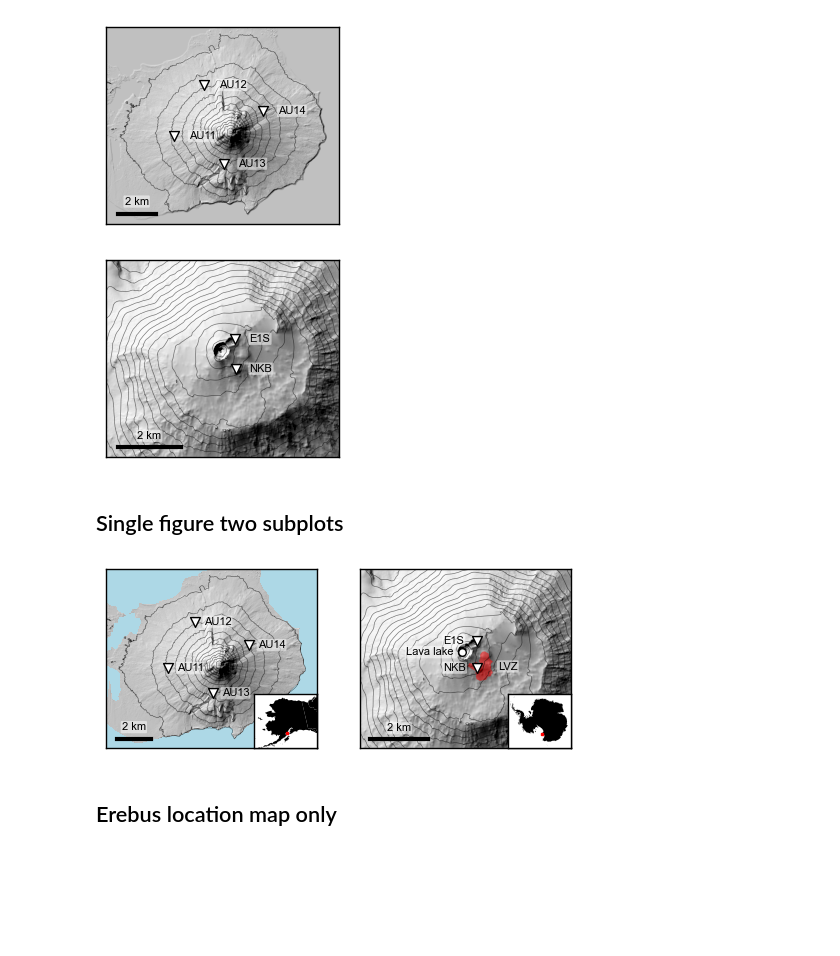
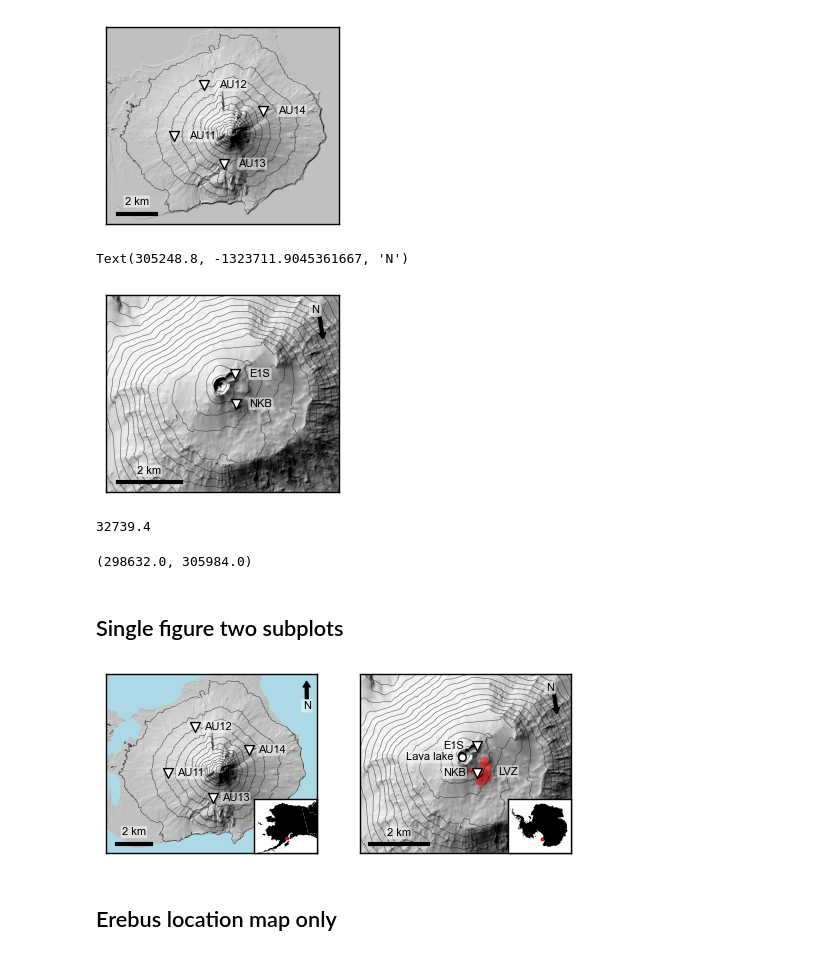
Before and after one commit to mchristoffersen/tiltErebusAugustine, a Jupyter notebook: 01_station_maps.ipynb, the cells around one changed output. Cells and saved outputs as stored; diff of their text form; code cells hidden in the pictures; blank space fills up the shorter version.

```diff
--- a/01_station_maps.ipynb
+++ b/01_station_maps.ipynb
@@ -56,6 +56,7 @@ with rasterio.open("./data/topo/augustine_ifsar.tif", "r") as src:
 
 with rasterio.open("./data/topo/ross_pgc_hillshade.tif", "r") as src:
     left_ereb, bottom_ereb, right_ereb, top_ereb = src.bounds
+    crs_ereb = src.crs
     hillshade_ereb = src.read(1)
 # %%
 aug_contours = []
@@ -225,9 +228,30 @@ ax.text(
     bbox=dict(facecolor='white', edgecolor='none', boxstyle='round,pad=0.1', alpha=0.5)
 )
 
+# Erebus north arrow - calculate a meridian vector in the top right corner
+try_ereb = eymin + (0.95*(eymax-eymin))
+trx_ereb = exmin + (0.9*(exmax-exmin))
+xform = pyproj.Transformer.from_crs(crs_ereb, 4326)
+trlat_ereb, trlon_ereb = xform.transform(trx_ereb, try_ereb) # to lat lon
+trlat_ereb += 1e-2# Add a bit to latitude
+merx_ereb, mery_ereb = xform.transform(trlat_ereb, trlon_ereb, direction="INVERSE")
+dx = merx_ereb - trx_ereb
+dy = mery_ereb - try_ereb
+ax.annotate("N", xy=(merx_ereb, mery_ereb), xytext=(trx_ereb, try_ereb), ha="center", va="top", arrowprops=dict(facecolor='black', width=2, headwidth=5, headlength=4), bbox=dict(facecolor='white', edgecolor="none", boxstyle='round,pad=.2', alpha=0.5))
+
+
 #fig.savefig("figs/erebus_station_map.pdf", bbox_inches="tight")
 # %% [output]
+Text(305248.8, -1323711.9045361667, 'N')
-[figure, old version]
+[figure, new version]
+# %%
+trx_ereb
+# %% [output]
+32739.4
+# %%
+ax.get_xlim()
+# %% [output]
+(298632.0, 305984.0)
 # %% [markdown]
 ## Single figure two subplots
 # %%
@@ -322,7 +346,16 @@ axins.plot([30181], [1042301], "rs", markersize=2)
 axins.set_xlim(-1e6, 1e6)
 axins.set_ylim(0.5e6, 2.5e6)
 
-# Augustine ticks
+# Augustine north arrow - calculate a meridian vector in the top right corner
+try_aug = aymin + (0.85*(aymax-aymin))
+trx_aug = axmin + (0.95*(axmax-axmin))
+xform = pyproj.Transformer.from_crs(3338, 4326)
+trlat_aug, trlon_aug = xform.transform(trx_aug, try_aug) # to lat lon
+trlat_aug += 1e-2# Add a bit to latitude
+merx_aug, mery_aug = xform.transform(trlat_aug, trlon_aug, direction="INVERSE")
+dx = merx_aug - trx_aug
+dy = mery_aug - try_aug
+ax_aug.annotate("N", xy=(merx_aug, mery_aug), xytext=(trx_aug, try_aug), ha="center", va="top", arrowprops=dict(facecolor='black', width=2, headwidth=5, headlength=4), bbox=dict(facecolor='white', edgecolor="none", boxstyle='round,pad=.15', alpha=0.5))
 
 
 ## Erebus ##
@@ -422,34 +455,45 @@ ax_ereb.fill(lvx, lvy, "r-", alpha=0.5)
 
 ax_ereb.text(np.mean(lvx)+900, np.mean(lvy)-1e-4, "LVZ",
         horizontalalignment="center",
         verticalalignment="center",
         fontsize=8,
         zorder=4,
         bbox=dict(facecolor='white', edgecolor='none', boxstyle='round,pad=0.1', alpha=0.5)
 )
 
 # Erebus inset map
 axins = inset_axes(ax_ereb, width="30%", height="30%", loc=4, borderpad=0)
 #axins.set_aspect(1)
 axins.set_facecolor("white")
 axins.grid(False)
 axins.tick_params(axis="both", bottom=False, labelbottom=False, left=False, labelleft=False, right=False, top=False)
 for border in antarc_border:
     bx, by = zip(*border)
     axins.fill(bx, by, "k-", linewidth=0.5)
 
 axins.plot([304107], [-1325761], "rs", markersize=2)
 #axins.set_xlim(-1e6, 1e6)
 #axins.set_ylim(0.5e6, 2.5e6)
 
+# Erebus north arrow - calculate a meridian vector in the top right corner
+try_ereb = eymin + (0.95*(eymax-eymin))
+trx_ereb = exmin + (0.9*(exmax-exmin))
+xform = pyproj.Transformer.from_crs(crs_ereb, 4326)
+trlat_ereb, trlon_ereb = xform.transform(trx_ereb, try_ereb) # to lat lon
+trlat_ereb += 1e-2# Add a bit to latitude
+merx_ereb, mery_ereb = xform.transform(trlat_ereb, trlon_ereb, direction="INVERSE")
+dx = merx_ereb - trx_ereb
+dy = mery_ereb - try_ereb
+ax_ereb.annotate("N", xy=(merx_ereb, mery_ereb), xytext=(trx_ereb, try_ereb), ha="center", va="top", arrowprops=dict(facecolor='black', width=2, headwidth=5, headlength=4), bbox=dict(facecolor='white', edgecolor="none", boxstyle='round,pad=.15', alpha=0.5))
+
 fig.savefig("figs/station_maps.pdf", bbox_inches="tight")
 
 alabel.remove()
 blabel.remove()
 
 fig.savefig("figs/png/station_maps.png", dpi=300, bbox_inches="tight")
 # %% [output]
-[figure, old version]
+[figure, new version]
 # %% [markdown]
 ## Erebus location map only
 # %%
```
Also changed, not shown: parts of 1 cell of this notebook, 16 other files.
